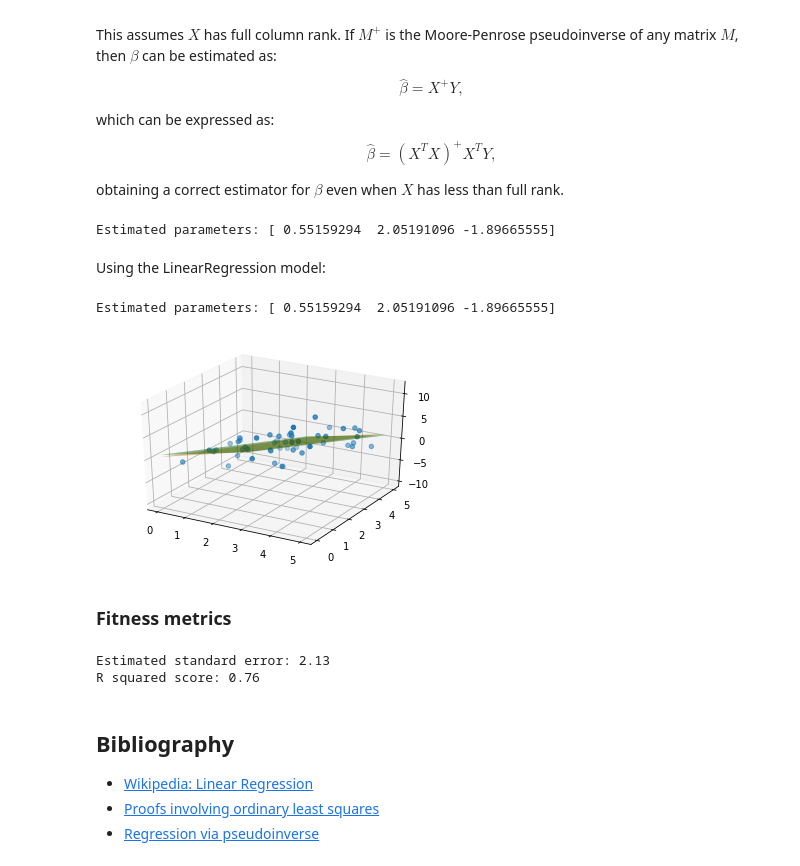
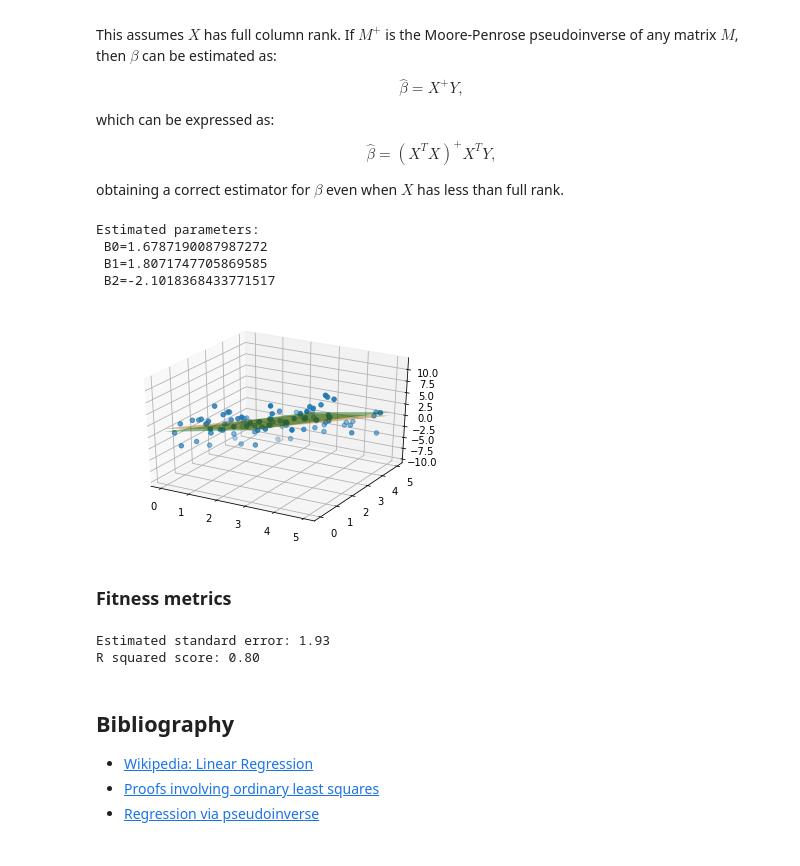
Before and after one commit to SergioAlvarezB/ml-numpy, a Jupyter notebook: notebooks/linear-regression.ipynb, the cells around one changed output. Drawn from its saved outputs; the diff is of its cells as text; code cells hidden in the pictures.

```diff
--- a/notebooks/linear-regression.ipynb
+++ b/notebooks/linear-regression.ipynb
@@ -252,7 +222,7 @@ where $\beta$ is the vector $[\beta_0, \beta_1, ..., \beta_n]$ and X is the coll
 
 In this case instead of fitting a line we fit an n-dimensional hyperplane. Let's see this in 2D
 # %%
-sample_size = 50
+sample_size = 100
 
 # Parameters to estimate
 beta = np.array([1, 2, -2])
@@ -261,13 +231,11 @@ beta = np.array([1, 2, -2])
 e = 2
 
 # Generate random points
-x = np.random.rand(3, sample_size)*5
+x = np.random.rand(sample_size, 2)*5
 
-# First feature must be 0 as it's the intercept coefficient
-x[0, :] = 1
 
 # Simulate data with noise
-y = (np.matmul(beta, x)) + e*np.random.randn(sample_size)
+y = (np.matmul(x, beta[1:]) + beta[0]) + e*np.random.randn(sample_size)
 # %% [markdown]
 ### Visualize the data
 # %%
@@ -297,43 +265,39 @@ $$
 $$
 
 obtaining a correct estimator for $\beta$ even when $X$ has less than full rank.
-# %%
-beta_hat = np.matmul(y, np.matmul(np.linalg.pinv(np.matmul(x.T, x)), x.T))
-print("Estimated parameters: {}".format(beta_hat))
-# %% [output]
-Estimated parameters: [ 0.55159294  2.05191096 -1.89665555]
-# %% [markdown]
-Using the LinearRegression model:
 # %%
 linear_model = LinearRegression()
 
-# The model expects the data without the rows of ones and with shape (n_samples, n_features)
-beta_aux = linear_model.fit(x[1:, :].T, y)
-print("Estimated parameters: {}".format(beta_aux))
+# The model expects the data without the column of ones and with shape (n_samples, n_features)
+beta_hat = linear_model.fit(x, y)
+print("Estimated parameters:\n B0={}\n B1={}\n B2={}".format(beta_hat[0], beta_hat[1], beta_hat[2]))
 # %% [output]
-Estimated parameters: [ 0.55159294  2.05191096 -1.89665555]
+Estimated parameters:
+ B0=1.6787190087987272
+ B1=1.8071747705869585
+ B2=-2.1018368433771517
 # %%
 xx, yy = np.meshgrid(np.linspace(0, 5, 100), np.linspace(0, 5, 100))
 z = beta[0] + beta[1]*xx + beta[2]*yy
 z_hat = beta_hat[0] + beta_hat[1]*xx + beta_hat[2]*yy
 
 fig = plt.figure()
 
 ax = plt.axes(projection='3d')
-ax.scatter3D(x[1, :], x[2, :], y);
+ax.scatter3D(x[:, 0], x[:, 1], y);
 ax.plot_surface(xx, yy, z, alpha=0.5, color='green', label='True plane')
 ax.plot_surface(xx, yy, z_hat, alpha=0.5, color='orange', label='Regressed plane')
 plt.show()
 # %% [output]
-[figure, old version]
+[figure, new version]
 # %% [markdown]
 ### Fitness metrics
 # %%
 print("Estimated standard error: %.2f" % linear_model.std_err)
 print("R squared score: %.2f" % linear_model.r2)
 # %% [output]
-Estimated standard error: 2.13
-R squared score: 0.76
+Estimated standard error: 1.93
+R squared score: 0.80
 # %% [markdown]
 ## Bibliography
 
```
Also changed, not shown: parts of 22 cells of this notebook, 1 other file.
